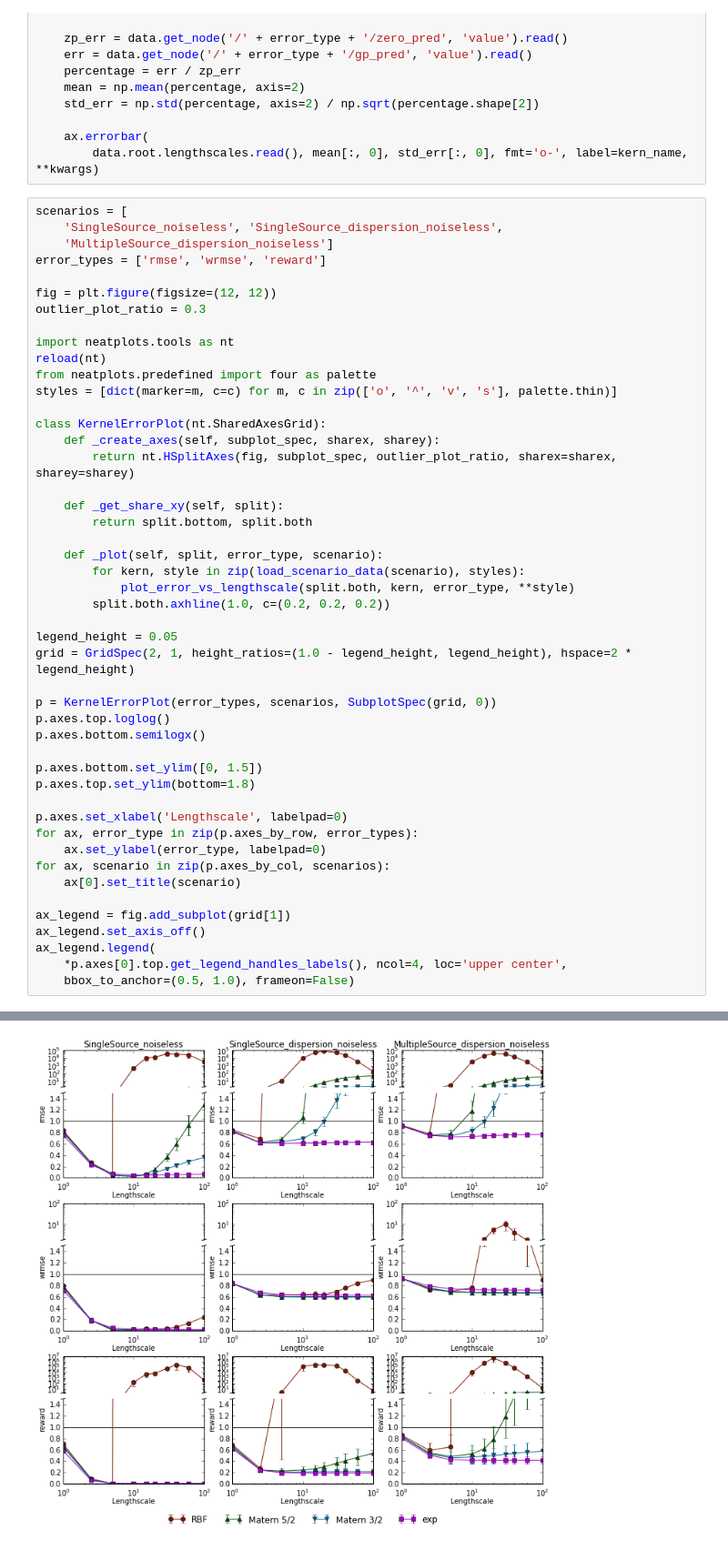
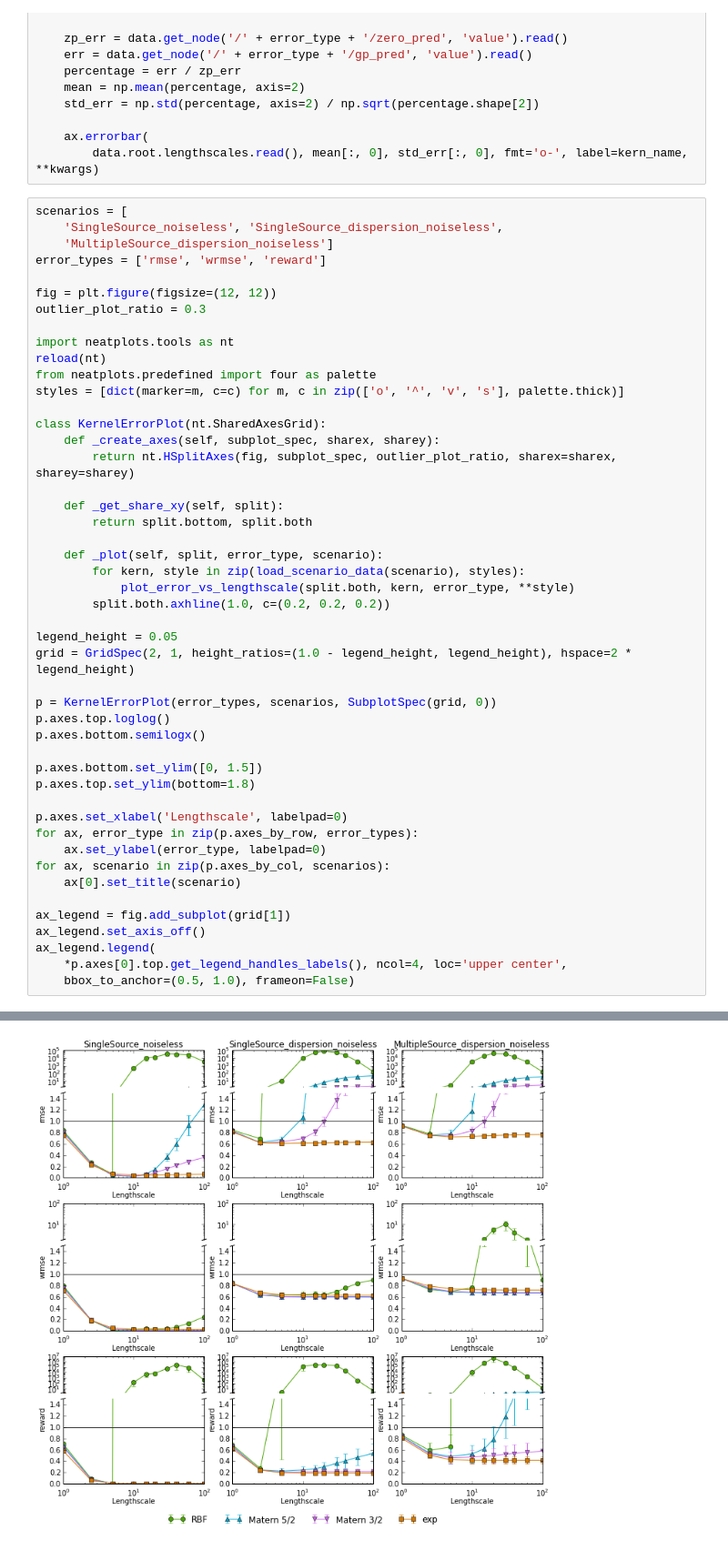
Before and after one commit to jgosmann/plume, a Jupyter notebook: notebooks/Kernels.ipynb, the cells around one changed output, grey strips where cells are left out. Shown: that part at 91% size. Drawn from its saved outputs; the diff is of its cells as text.

```diff
--- a/notebooks/Kernels.ipynb
+++ b/notebooks/Kernels.ipynb
@@ -46,7 +46,7 @@ outlier_plot_ratio = 0.3
 import neatplots.tools as nt
 reload(nt)
 from neatplots.predefined import four as palette
-styles = [dict(marker=m, c=c) for m, c in zip(['o', '^', 'v', 's'], palette.thin)]
+styles = [dict(marker=m, c=c) for m, c in zip(['o', '^', 'v', 's'], palette.thick)]
 
 class KernelErrorPlot(nt.SharedAxesGrid):
     def _create_axes(self, subplot_spec, sharex, sharey):
@@ -56,31 +56,31 @@ class KernelErrorPlot(nt.SharedAxesGrid):
         return split.bottom, split.both
 
     def _plot(self, split, error_type, scenario):
         for kern, style in zip(load_scenario_data(scenario), styles):
             plot_error_vs_lengthscale(split.both, kern, error_type, **style)
         split.both.axhline(1.0, c=(0.2, 0.2, 0.2))
 
 legend_height = 0.05
 grid = GridSpec(2, 1, height_ratios=(1.0 - legend_height, legend_height), hspace=2 * legend_height)
 
 p = KernelErrorPlot(error_types, scenarios, SubplotSpec(grid, 0))
 p.axes.top.loglog()
 p.axes.bottom.semilogx()
 
 p.axes.bottom.set_ylim([0, 1.5])
 p.axes.top.set_ylim(bottom=1.8)
 
 p.axes.set_xlabel('Lengthscale', labelpad=0)
 for ax, error_type in zip(p.axes_by_row, error_types):
     ax.set_ylabel(error_type, labelpad=0)
 for ax, scenario in zip(p.axes_by_col, scenarios):
     ax[0].set_title(scenario)
 
 ax_legend = fig.add_subplot(grid[1])
 ax_legend.set_axis_off()
 ax_legend.legend(
     *p.axes[0].top.get_legend_handles_labels(), ncol=4, loc='upper center',
     bbox_to_anchor=(0.5, 1.0), frameon=False)
 # %% [output]
 <matplotlib.legend.Legend at 0x...>
-[figure, old version]
+[figure, new version]
```
Also changed, not shown: 1 other file.
